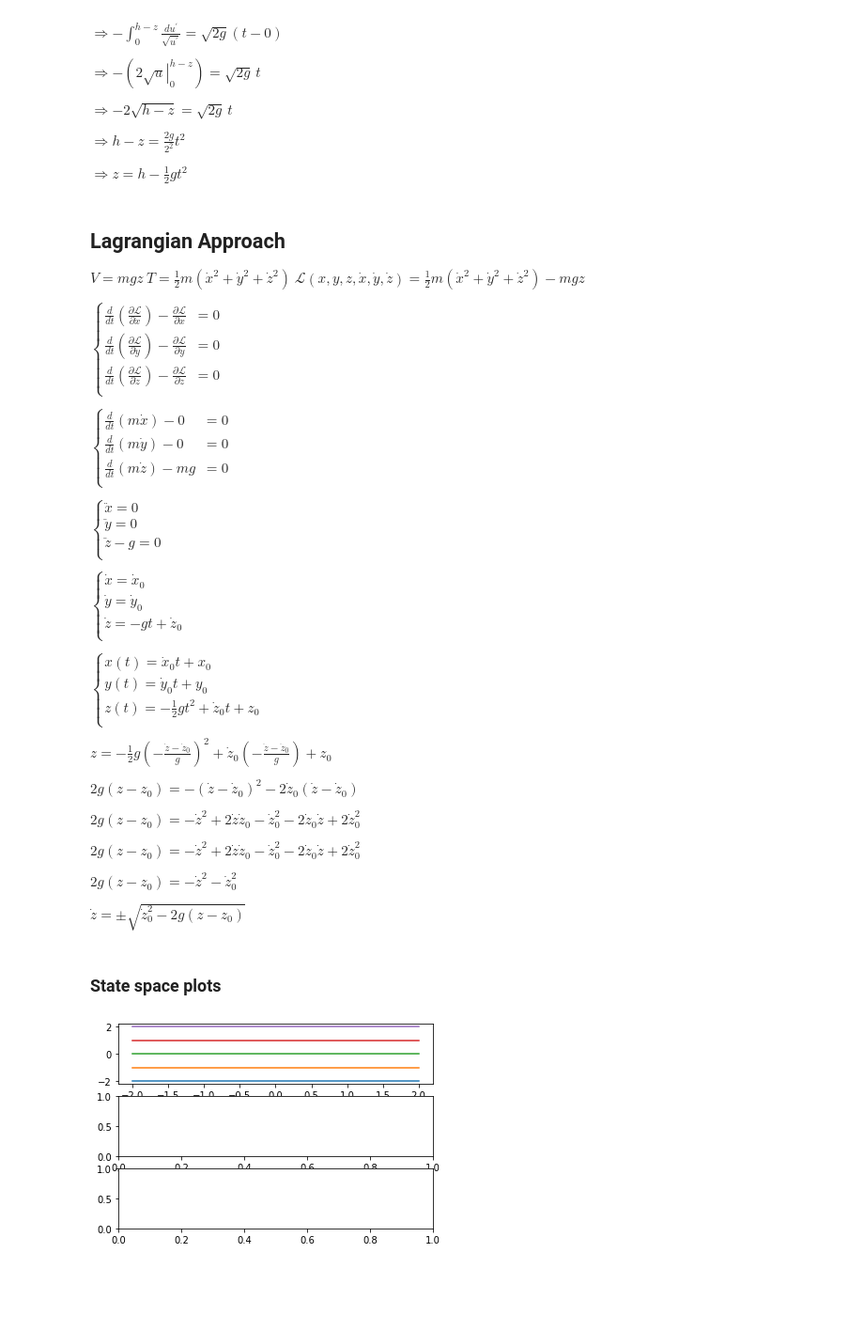
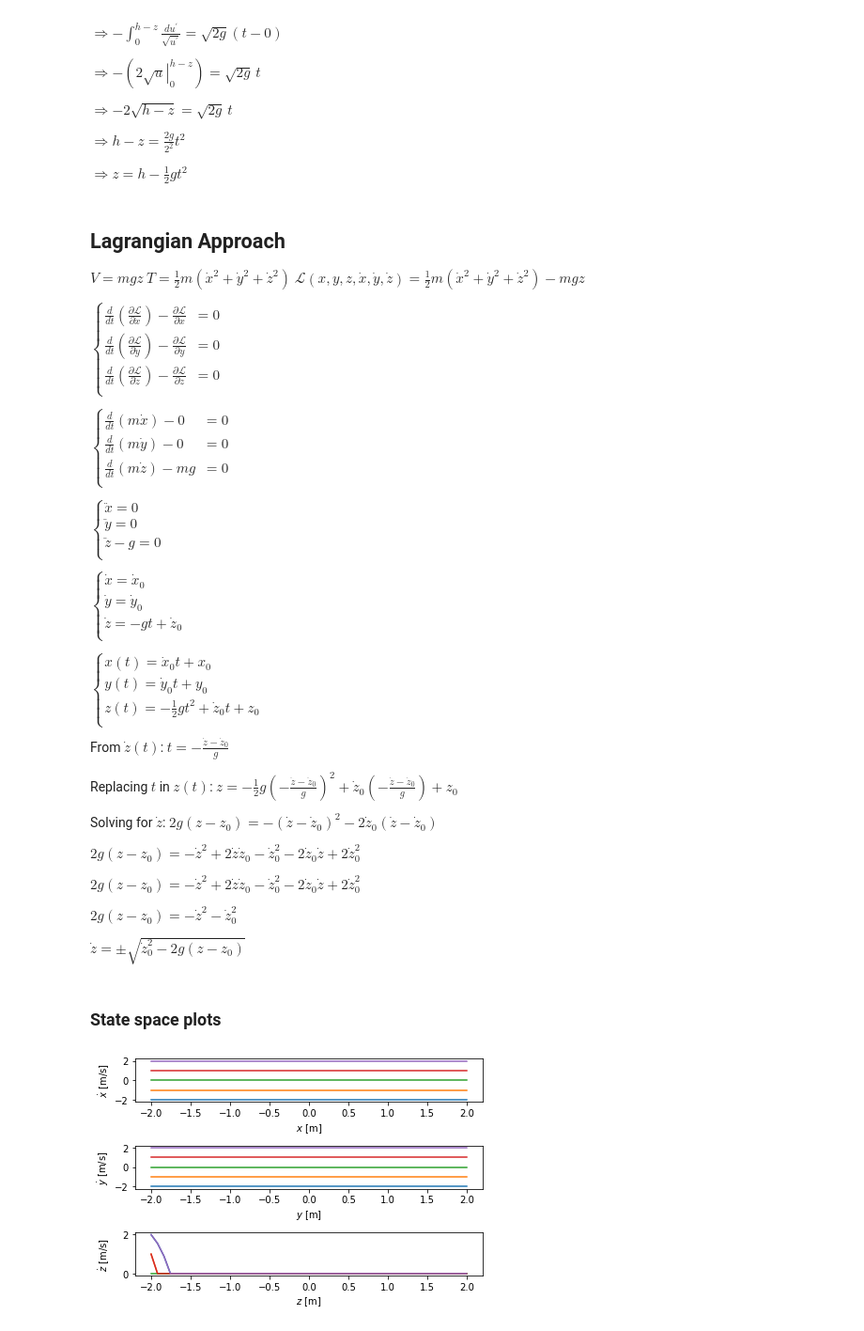
Before and after one commit to williamdparker/classical-mechanics, a Jupyter notebook: template.ipynb, the cells around one changed output. Shown: that part at 94% size. Saved outputs shown, nothing was run; the diff lists cells and outputs as text; code cells hidden in the pictures; blank space fills up the shorter version.

```diff
--- a/template.ipynb
+++ b/template.ipynb
@@ -405,8 +406,13 @@ $
 \right.
 $
 
+From $\dot{z}(t)$:
+$t = -\frac{\dot{z} - \dot{z}_0}{g}$
+
+Replacing $t$ in $z(t)$:
 $z = -\frac{1}{2}g \left(-\frac{\dot{z} - \dot{z}_0}{g}\right)^2 + \dot{z}_0 \left(-\frac{\dot{z}-\dot{z}_0}{g}\right) + z_0$
 
+Solving for $\dot{z}$:
 $2g(z - z_0) = -(\dot{z} - \dot{z}_0)^2 - 2\dot{z}_0(\dot{z}-\dot{z}_0)$
 
 $2g(z - z_0) = -\dot{z}^2 +2\dot{z}\dot{z}_0 - \dot{z}_0^2 - 2 \dot{z}_0\dot{z} + 2\dot{z}_0^2$
@@ -422,43 +428,87 @@ $\dot{z} = \pm \sqrt{\dot{z}_0^2 - 2 g (z - z_0)}$
 import matplotlib.pyplot as plt
 import numpy as np
 
+# Simulation parameters
+standard_gravity = 9.80665  # m/s/s
 number_of_degrees_of_freedom = 3
-figure, axes = plt.subplots(number_of_degrees_of_freedom)
 
-# Initial conditions setup
+# Initial conditions
 number_of_initial_conditions = 5
+## x-dot_0 = {-2, -2+1, ... , -2 + N_initial conditions}
 initial_x_velocity_minimum = -2
 initial_x_velocity_maximum = -initial_x_velocity_minimum
 initial_x_velocity_values = np.linspace(initial_x_velocity_minimum, initial_x_velocity_maximum, number_of_initial_conditions)
+## y-dot_0 = {-2, -2+1, ... , -2 + N_initial conditions}
+initial_y_velocity_minimum = -2
+initial_y_velocity_maximum = -initial_y_velocity_minimum
+initial_y_velocity_values = np.linspace(initial_y_velocity_minimum, initial_y_velocity_maximum, number_of_initial_conditions)
+## z-dot_0 = {-2, -2+1, ... , -2 + N_initial conditions}
+initial_z_velocity_minimum = -2
+initial_z_velocity_maximum = -initial_z_velocity_minimum
+initial_z_velocity_values = np.linspace(initial_z_velocity_minimum, initial_z_velocity_maximum, number_of_initial_conditions)
 
+# Set up plots
+figure, axes = plt.subplots(cols=number_of_degrees_of_freedom)
 
 # Generalized velocity functions of generalized coordinates
 ## x-dot
 def x_dot(x, x_dot_naught=0, x_naught=0, y_dot_naught=0, y_naught=0, z_dot_naught=0, z_naught=0):
     return x_dot_naught
 
 ## y-dot
 def y_dot(y, x_dot_naught=0, x_naught=0, y_dot_naught=0, y_naught=0, z_dot_naught=0, z_naught=0):
     return y_dot_naught
 
 ## z-dot
 def z_dot(z, x_dot_naught=0, x_naught=0, y_dot_naught=0, y_naught=0, z_dot_naught=0, z_naught=0):
-    return np.sqrt(z_dot_naught**2 - 2*standard_gravity*(z - z_naught))
+    if z_dot_naught**2 > 2*standard_gravity*(z-z_naught):
+        return np.sqrt(z_dot_naught**2 - 2*standard_gravity*(z - z_naught))
+    else:
+        return 0
 
-# Plot range
+# Set plot range
+## x
 x_minimum, x_maximum = -2, 2
 x_values = np.linspace(x_minimum, x_maximum)
+## y
+y_minimum, y_maximum = -2, 2
+y_values = np.linspace(y_minimum, y_maximum)
+## z
+z_minimum, z_maximum = -2, 2
+z_values = np.linspace(z_minimum, z_maximum)
 
-
+# Plot
+# x-dot(x)
 for initial_x_velocity in initial_x_velocity_values:
     x_dot_values = []
     for x in x_values:
-        x_dot_values.append(x_dot(x, initial_x_velocity, x_minimum))
+        x_dot_values.append(x_dot(x, x_dot_naught=initial_x_velocity, x_naught=x_minimum))
     axes[0].plot(x_values, x_dot_values)
+# y-dot(y)
+for initial_y_velocity in initial_y_velocity_values:
+    y_dot_values = []
+    for y in y_values:
+        y_dot_values.append(y_dot(y, y_dot_naught=initial_y_velocity, y_naught=y_minimum))
+    axes[1].plot(y_values, y_dot_values)
+# z-dot(z)
+for initial_z_velocity in initial_z_velocity_values:
+    z_dot_values = []
+    for z in z_values:
+        z_dot_values.append(z_dot(z, z_dot_naught=initial_z_velocity, z_naught=z_minimum))
+    axes[2].plot(z_values, z_dot_values)
 
 
 # Set up labels for axes
 generalized_coordinate_labels = [r'$x$ [m]', r'$y$ [m]', r'$z$ [m]']
-genealized_velocity_labels = [r'$\dot{x}$ [m/s]', r'$\dot{y}$ [m/s]', r'$\dot{z}$ [m/s]']
+generalized_velocity_labels = [r'$\dot{x}$ [m/s]', r'$\dot{y}$ [m/s]', r'$\dot{z}$ [m/s]']
+for variable_index in range(len(generalized_coordinate_labels)):
+    axes[variable_index].set_xlabel(generalized_coordinate_labels[variable_index])
+    axes[variable_index].set_ylabel(generalized_velocity_labels[variable_index])
+
+
+# Format plot
+figure.tight_layout()  # minimize white space between subplots
+figure.align_labels()  # line up axis labels on subplots
+plt.show()
 # %% [output]
-[figure, old version]
+[figure, new version]
```
Also changed, not shown: parts of 5 cells of this notebook.
